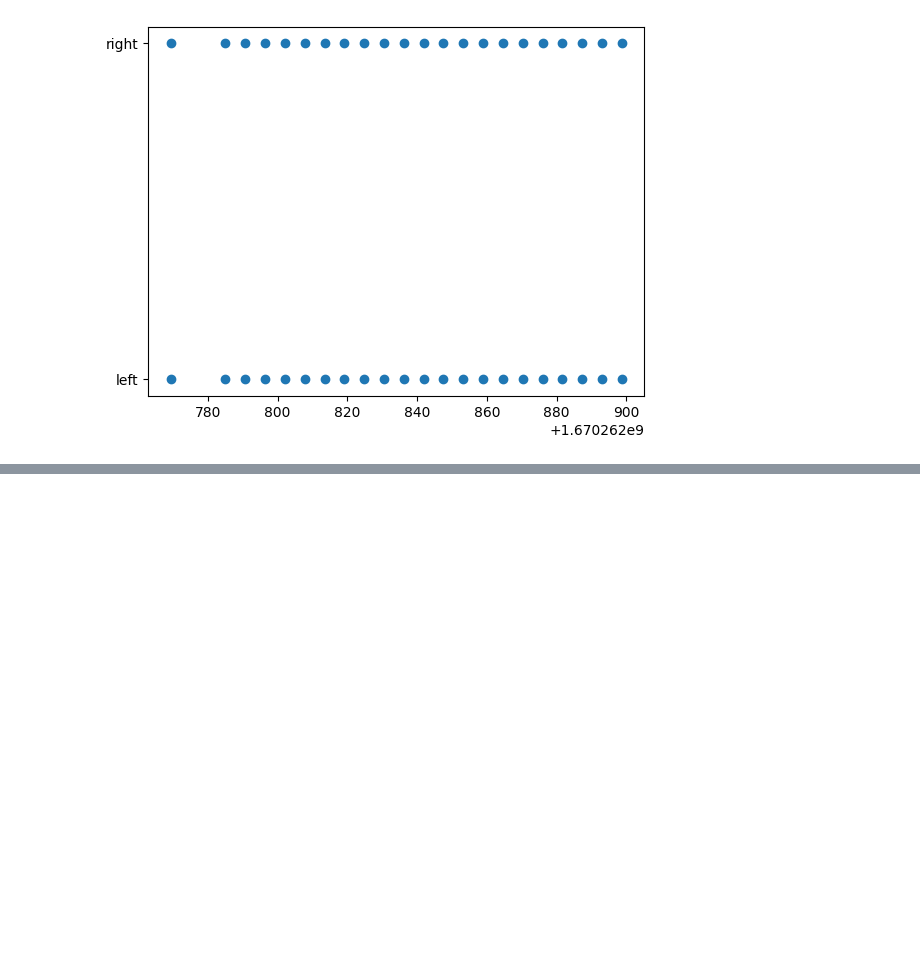
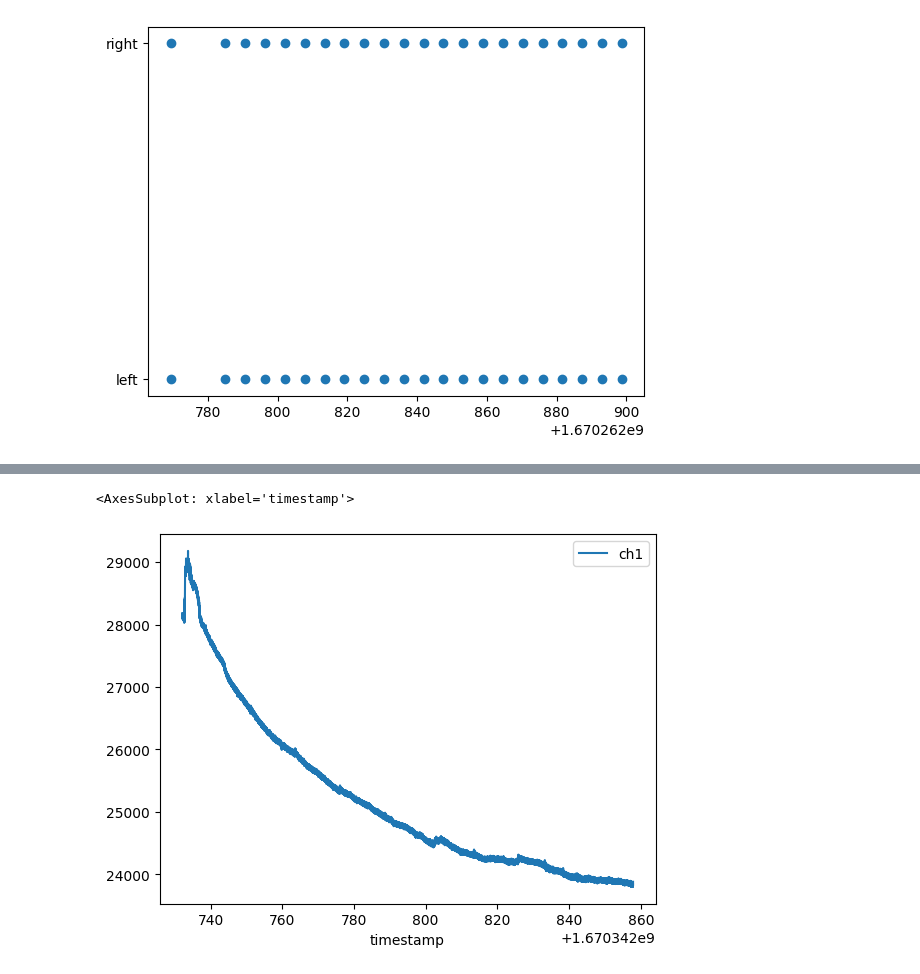
Before and after one commit to danburonline/eye-wink, a Jupyter notebook: experiment/markers.ipynb, the cells around one changed output, grey strips where cells are left out. Saved outputs shown, nothing was run; the diff lists cells and outputs as text; code cells hidden in the pictures; blank space fills up the shorter version.

```diff
--- a/experiment/markers.ipynb
+++ b/experiment/markers.ipynb
@@ -27,0 +141,9 @@ plt.scatter(df['timestamp'], df['marker'])
+# %%
+# get the merged.csv file and load it into a dataframe
+dfMergedNew = pd.read_csv('merged.csv')
+
+# plot the ch1 column of the merged data
+dfMergedNew.plot(x='timestamp', y='ch1')
+# %% [output]
+<AxesSubplot: xlabel='timestamp'>
+[figure, added]
```
Also changed, not shown: parts of 8 cells of this notebook, 9 other files.
